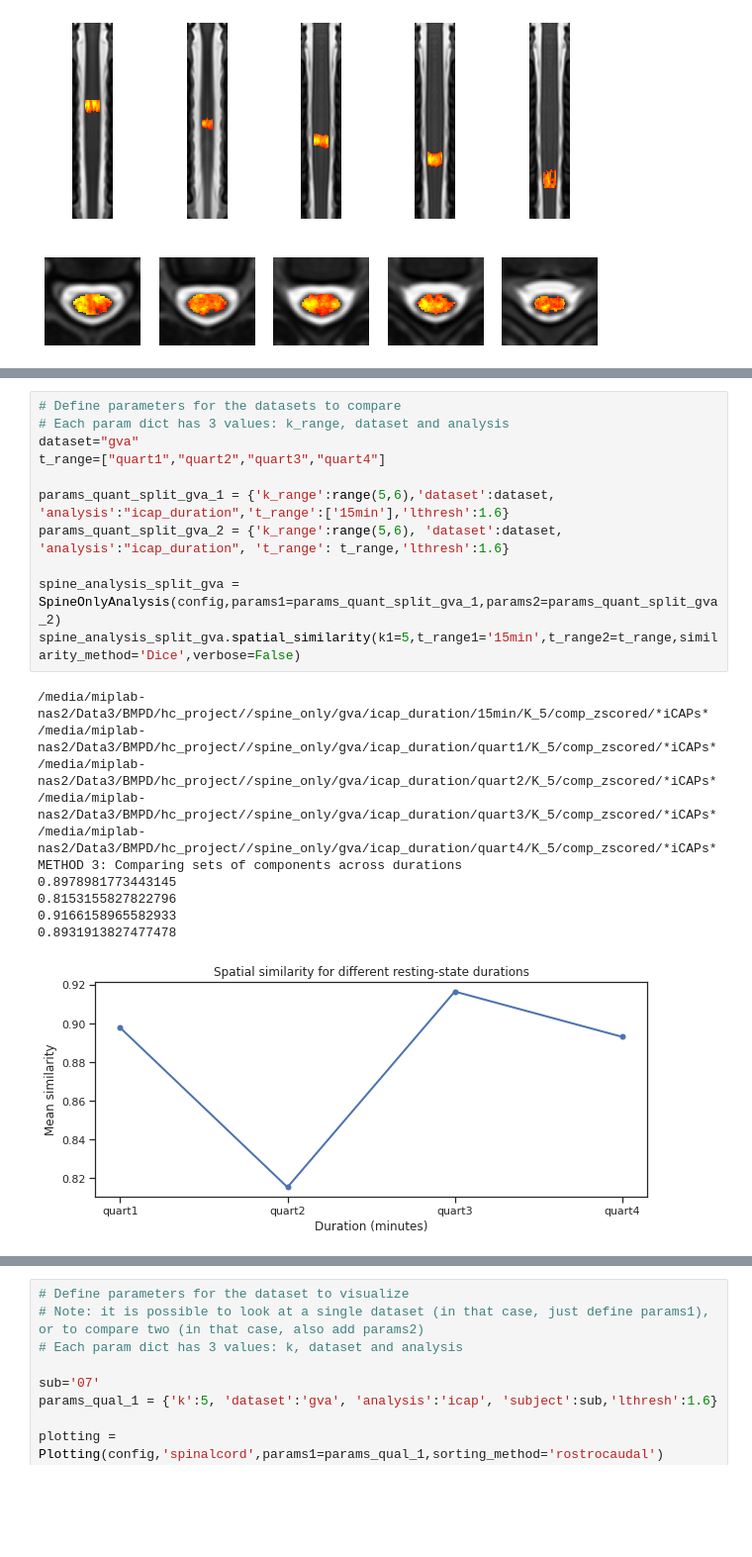
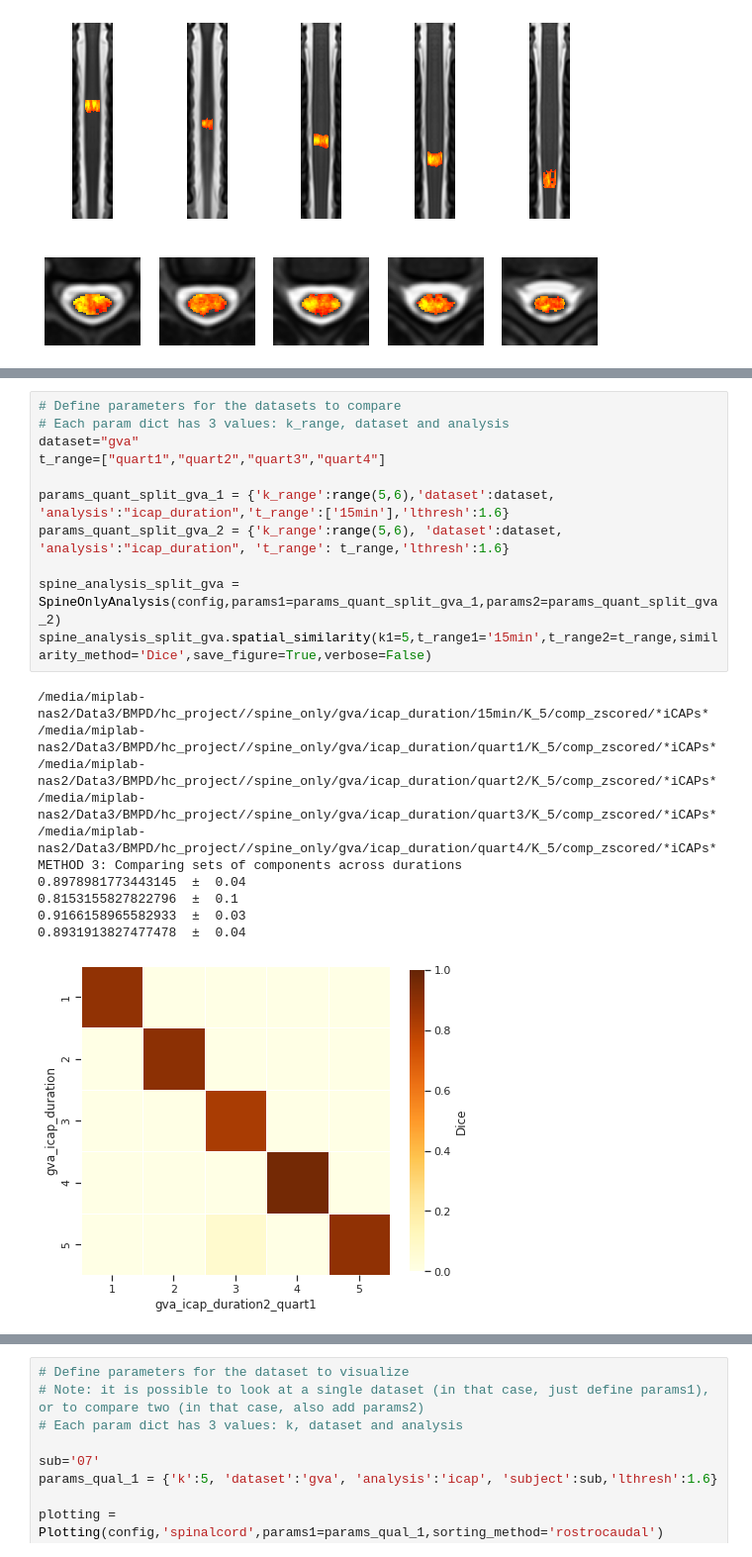
Before and after one commit to NawalK/hc_project_analyses, a Jupyter notebook: notebook/analysis_spine_only_paper.ipynb, the cells around one changed output, grey strips where cells are left out. Shown at 99% size. Cells and saved outputs as stored; diff of their text form; blank space fills up the shorter version.

Commit message:
Adding plot similarity  matrices for each split

```diff
--- a/notebook/analysis_spine_only_paper.ipynb
+++ b/notebook/analysis_spine_only_paper.ipynb
@@ -279,23 +351,23 @@ The plotting will be displayed in neurological orientation (Left > Right)
 # %%
 # Define parameters for the datasets to compare
 # Each param dict has 3 values: k_range, dataset and analysis
 dataset="gva"
 t_range=["quart1","quart2","quart3","quart4"]
 
 params_quant_split_gva_1 = {'k_range':range(5,6),'dataset':dataset, 'analysis':"icap_duration",'t_range':['15min'],'lthresh':1.6}
 params_quant_split_gva_2 = {'k_range':range(5,6), 'dataset':dataset, 'analysis':"icap_duration", 't_range': t_range,'lthresh':1.6}
 
 spine_analysis_split_gva = SpineOnlyAnalysis(config,params1=params_quant_split_gva_1,params2=params_quant_split_gva_2)
-spine_analysis_split_gva.spatial_similarity(k1=5,t_range1='15min',t_range2=t_range,similarity_method='Dice',verbose=False)
+spine_analysis_split_gva.spatial_similarity(k1=5,t_range1='15min',t_range2=t_range,similarity_method='Dice',save_figure=True,verbose=False)
 # %% [output]
 /media/miplab-nas2/Data3/BMPD/hc_project//spine_only/gva/icap_duration/15min/K_5/comp_zscored/*iCAPs*
 /media/miplab-nas2/Data3/BMPD/hc_project//spine_only/gva/icap_duration/quart1/K_5/comp_zscored/*iCAPs*
 /media/miplab-nas2/Data3/BMPD/hc_project//spine_only/gva/icap_duration/quart2/K_5/comp_zscored/*iCAPs*
 /media/miplab-nas2/Data3/BMPD/hc_project//spine_only/gva/icap_duration/quart3/K_5/comp_zscored/*iCAPs*
 /media/miplab-nas2/Data3/BMPD/hc_project//spine_only/gva/icap_duration/quart4/K_5/comp_zscored/*iCAPs*
 METHOD 3: Comparing sets of components across durations
-0.8978981773443145
-0.8153155827822796
-0.9166158965582933
-0.8931913827477478
+0.8978981773443145  ±  0.04
+0.8153155827822796  ±  0.1
+0.9166158965582933  ±  0.03
+0.8931913827477478  ±  0.04
-[figure, old version]
+[figure, new version]
```
Also changed, not shown: parts of 32 cells of this notebook, 1 other file.
